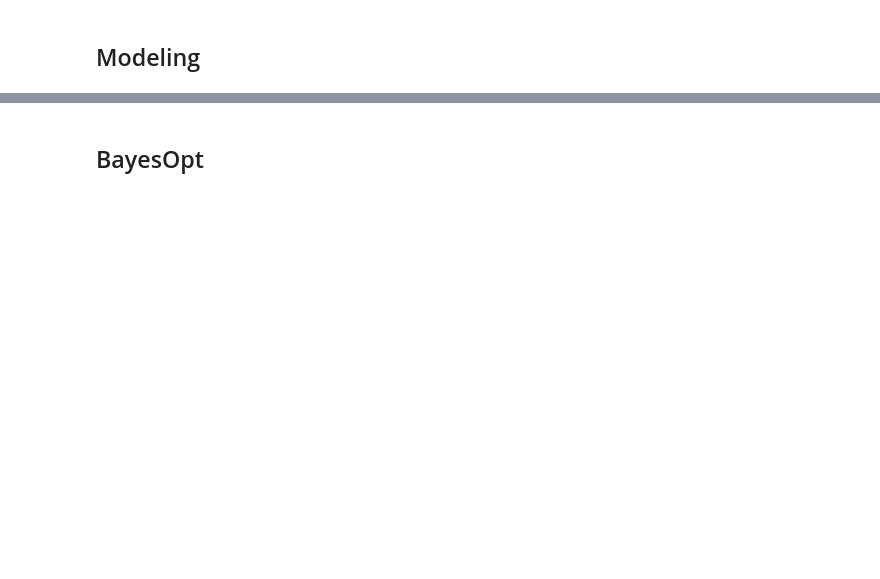
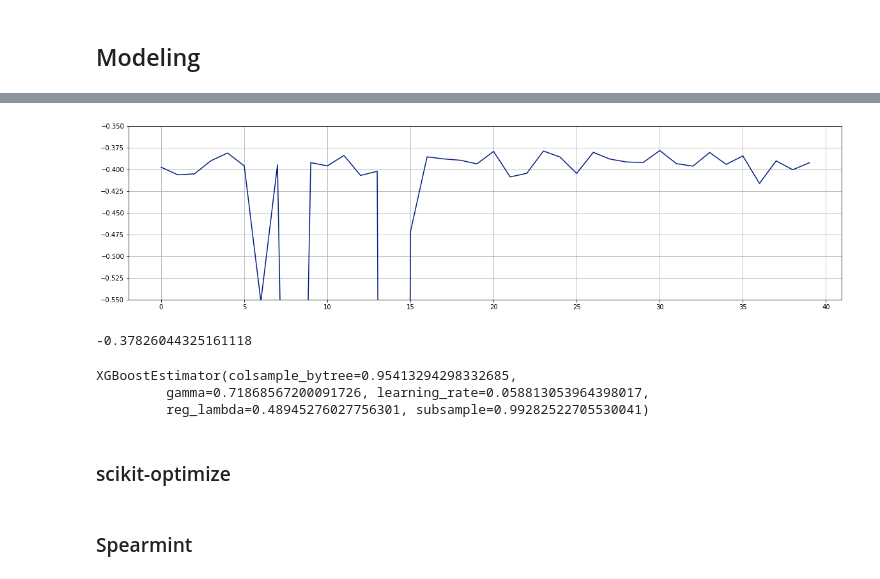
Before and after one commit to cebes/hyper-optimizer, a Jupyter notebook: main.ipynb, the cells around one changed output, grey strips where cells are left out. Drawn from its saved outputs; the diff is of its cells as text; code cells hidden in the pictures; blank space fills up the shorter version.

```diff
--- a/main.ipynb
+++ b/main.ipynb
@@ -266,0 +349,9 @@ print('Modeling RMSLE %.5f' % model.best_score)
+# %%
+def draw_avg_test_score(history, ylim=(-0.55, -0.35)):
+    import matplotlib.pyplot as plt
+    y = [e.test_scores[0] for e in history.entries]
+    f = plt.figure(figsize=(20, 5))
+    plt.plot(range(len(history.entries)), y)
+    plt.ylim(ylim[0], ylim[1])
+    plt.grid()
+    return f
@@ -266,0 +391,16 @@ print('Modeling RMSLE %.5f' % model.best_score)
+# %%
+draw_avg_test_score(random_opt.history_)
+# %% [output]
+[figure, added]
+# %%
+random_opt.best_test_score_
+# %% [output]
+-0.37826044325161118
+# %%
+random_opt.best_estimator_
+# %% [output]
+XGBoostEstimator(colsample_bytree=0.95413294298332685,
+         gamma=0.71868567200091726, learning_rate=0.058813053964398017,
+         reg_lambda=0.48945276027756301, subsample=0.99282522705530041)
+# %% [markdown]
+### scikit-optimize
@@ -267,2 +415,2 @@ print('Modeling RMSLE %.5f' % model.best_score)
 # %% [markdown]
-## BayesOpt
+### Spearmint
```
Also changed, not shown: parts of 30 cells of this notebook.
